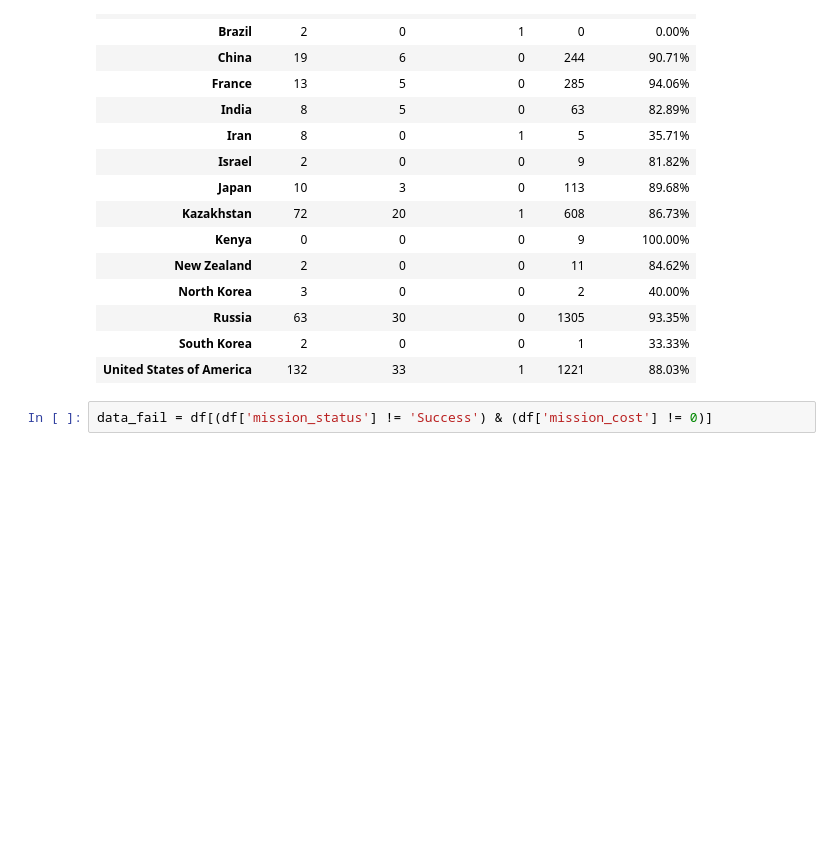
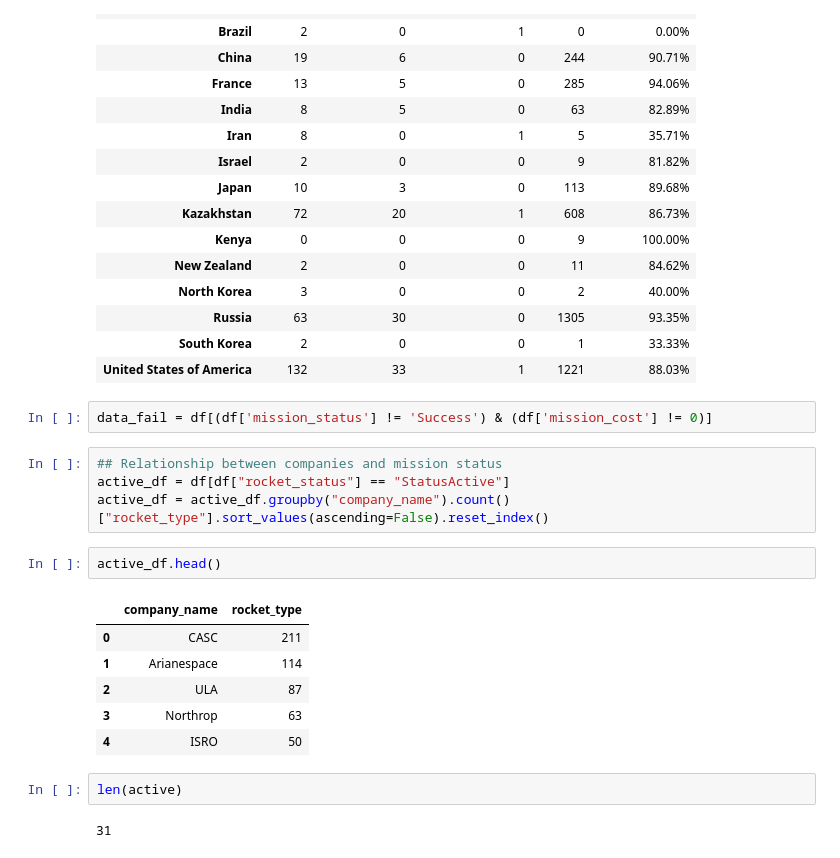
Before and after one commit to dungeons-and-dorks/Final-Frontier, a Jupyter notebook: yvonnes_stuff/notes.ipynb, the cells around one changed output. Drawn from its saved outputs; the diff is of its cells as text; blank space fills up the shorter version.

```diff
--- a/yvonnes_stuff/notes.ipynb
+++ b/yvonnes_stuff/notes.ipynb
@@ -291,3 +294,20 @@ table.style.format({'Success (in prc)' : '{:.2%}'})\
 | United States of America | 132 | 33 | 1 | 1221 | 88.03% |
 # %%
 data_fail = df[(df['mission_status'] != 'Success') & (df['mission_cost'] != 0)]
+# %%
+## Relationship between companies and mission status
+active_df = df[df["rocket_status"] == "StatusActive"]
+active_df = active_df.groupby("company_name").count()["rocket_type"].sort_values(ascending=False).reset_index()
+# %%
+active_df.head()
+# %% [output]
+|  | company_name | rocket_type |
+| 0 | CASC | 211 |
+| 1 | Arianespace | 114 |
+| 2 | ULA | 87 |
+| 3 | Northrop | 63 |
+| 4 | ISRO | 50 |
+# %%
+len(active)
+# %% [output]
+31
```
Also changed, not shown: parts of 11 cells of this notebook.
